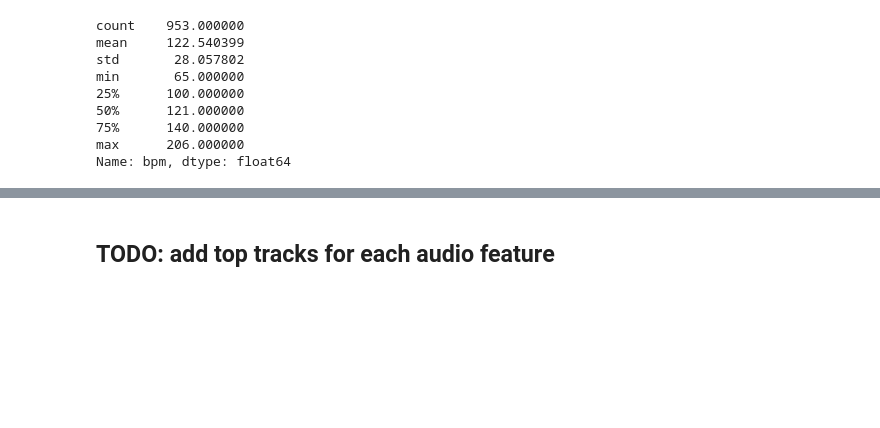
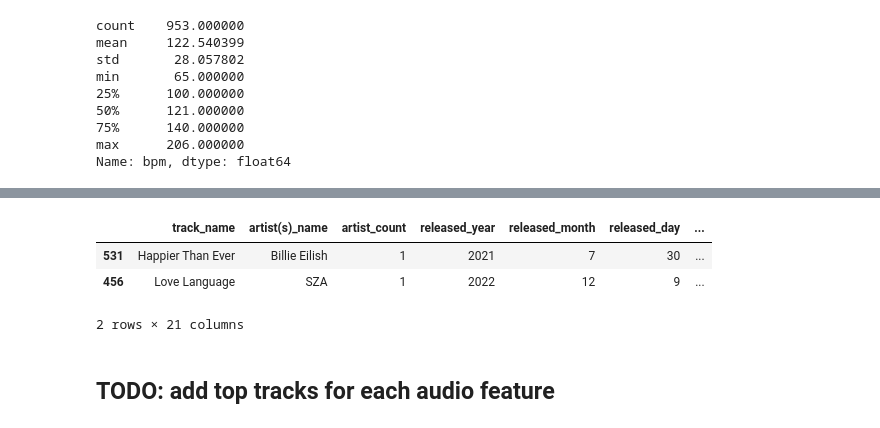
Before and after one commit to luciewparis/streamlit_spotify_project_ghl, a Jupyter notebook: notebooks/analysis_hits_2023.ipynb, the cells around one changed output, grey strips where cells are left out. Cells and saved outputs as stored; diff of their text form; code cells hidden in the pictures; blank space fills up the shorter version.

```diff
--- a/notebooks/analysis_hits_2023.ipynb
+++ b/notebooks/analysis_hits_2023.ipynb
@@ -628,3 +667,10 @@ fig.show()
+# %%
+df.loc[df['bpm']==df['bpm'].min()]
+# %% [output]
+|  | track_name | artist(s)_name | artist_count | released_year | released_month | released_day | ... |
+| 531 | Happier Than Ever | Billie Eilish | 1 | 2021 | 7 | 30 | ... |
+| 456 | Love Language | SZA | 1 | 2022 | 12 | 9 | ... |
+2 rows × 21 columns
 # %% [markdown]
 ## TODO: add top tracks for each audio feature
 # %% [markdown]
```
Also changed, not shown: parts of 9 cells of this notebook, 4 other files.
